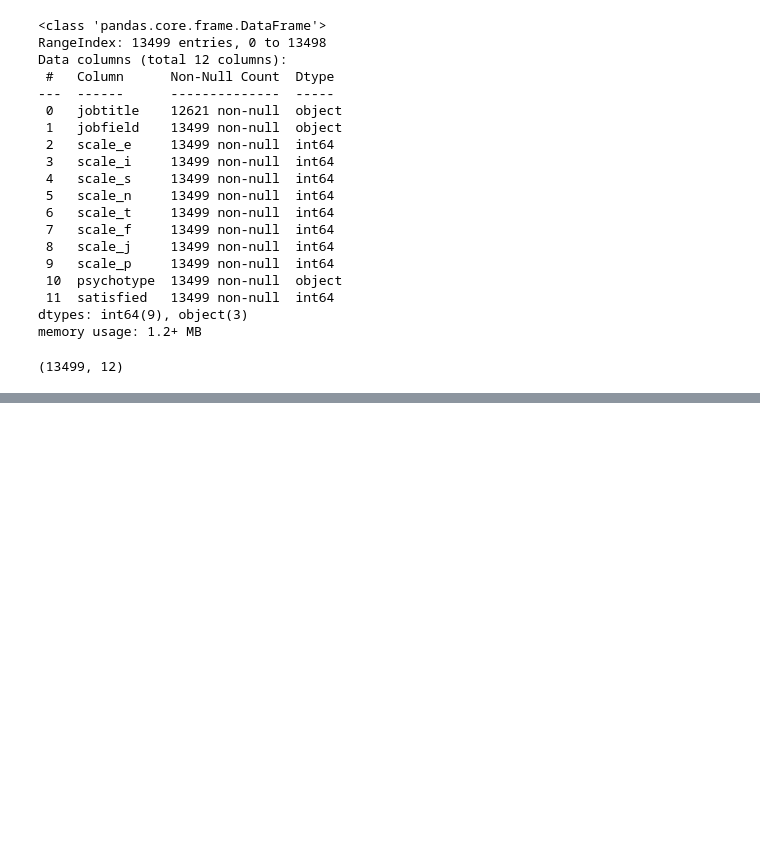
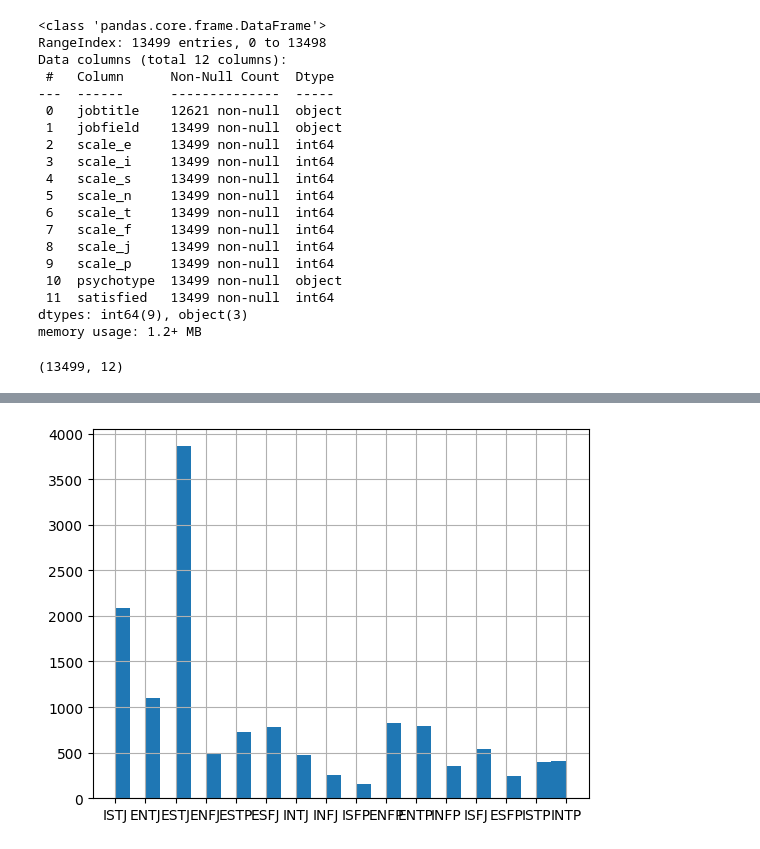
Before and after one commit to Rhea-myat/Dashboard, a Jupyter notebook: Dashboard/Dashboard Proposal/dataset_analysis.ipynb, the cells around one changed output, grey strips where cells are left out. Saved outputs shown, nothing was run; the diff lists cells and outputs as text; code cells hidden in the pictures; blank space fills up the shorter version.

```diff
--- a/Dashboard/Dashboard Proposal/dataset_analysis.ipynb
+++ b/Dashboard/Dashboard Proposal/dataset_analysis.ipynb
@@ -53,0 +136,8 @@ df.describe(include='all')
+# %%
+%matplotlib inline
+import matplotlib.pyplot as plt
+import seaborn as sns
+df['psychotype'].hist(bins=30)
+plt.show()
+# %% [output]
+[figure, added]
```
Also changed, not shown: parts of 6 cells of this notebook, 1 other file.
